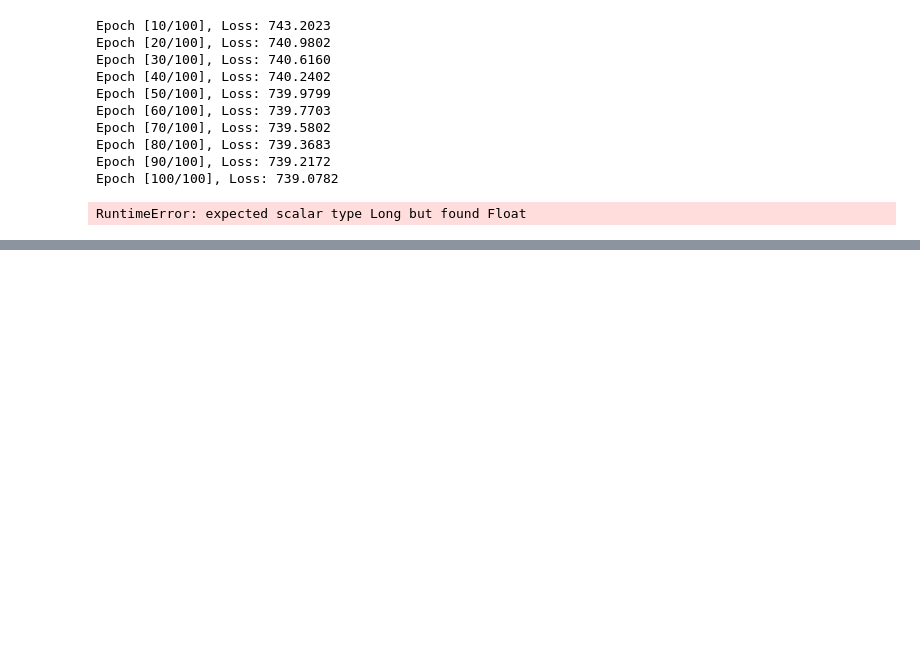
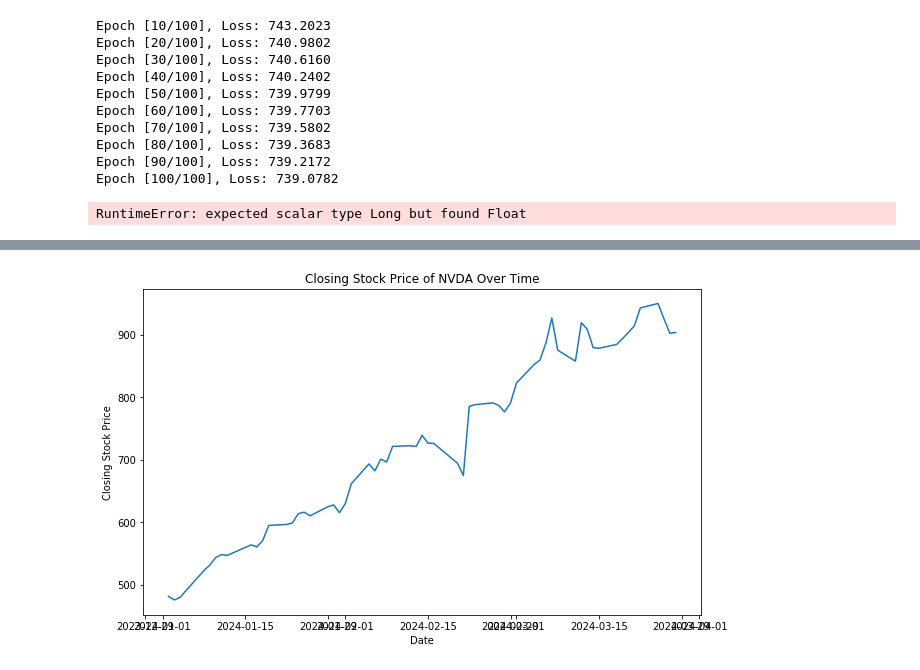
Before and after one commit to Rashika-Gupta/stock-market-prediction, a Jupyter notebook: nvda-prediction.ipynb, the cells around one changed output, grey strips where cells are left out. Cells and saved outputs as stored; diff of their text form; code cells hidden in the pictures; blank space fills up the shorter version.

```diff
--- a/nvda-prediction.ipynb
+++ b/nvda-prediction.ipynb
@@ -592,0 +838,12 @@ RuntimeError: expected scalar type Long but found Float
+# %%
+
+# Line chart of closing stock price for a specific company over time
+
+plt.figure(figsize=(10, 6))
+sns.lineplot(x='Date', y='Close', data=stock_df)
+plt.title(f'Closing Stock Price of NVDA Over Time')
+plt.xlabel('Date')
+plt.ylabel('Closing Stock Price')
+plt.show()
+# %% [output]
+[figure, added]
```
Also changed, not shown: parts of 50 cells of this notebook.
